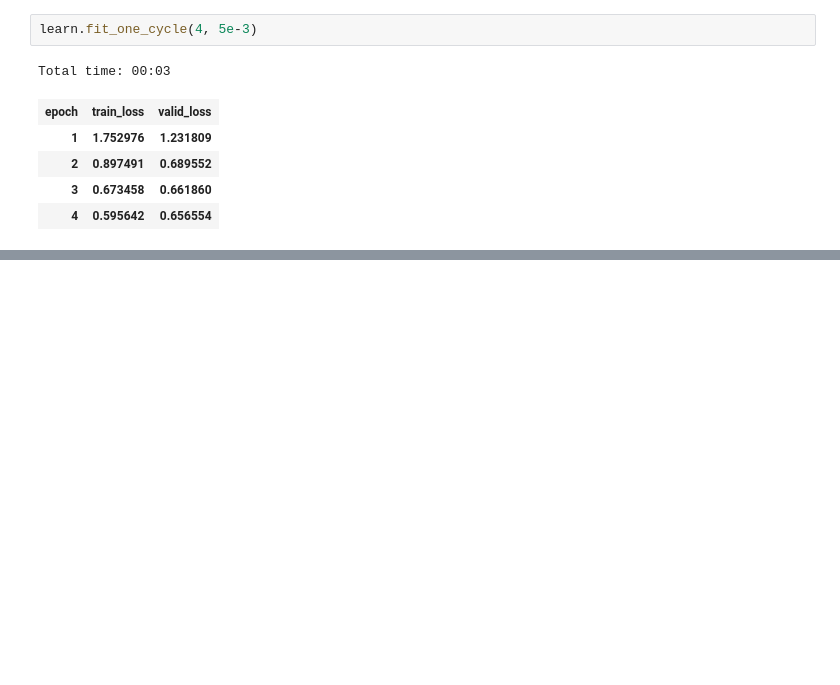
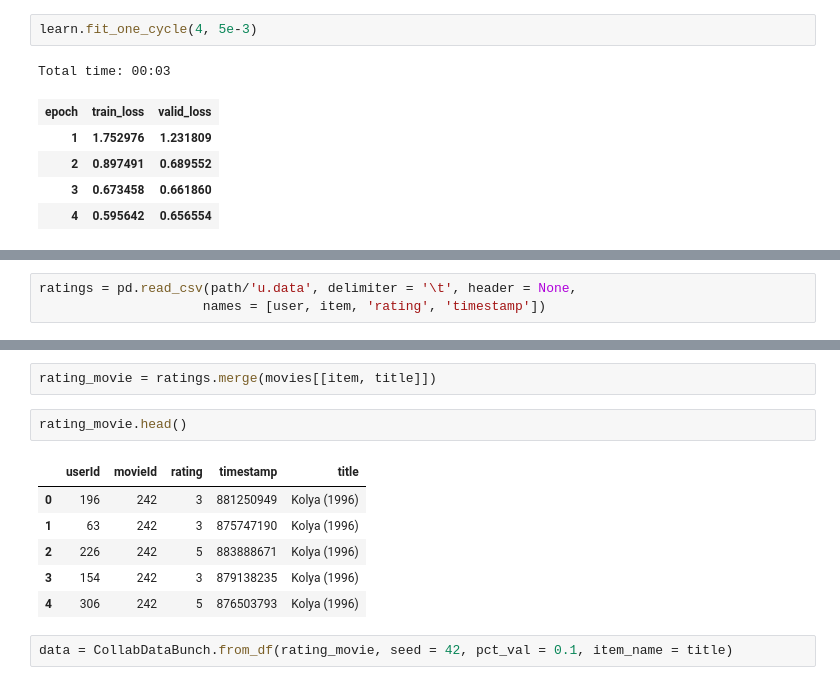
Before and after one commit to thelazyoxymoron/fastai-live-course, a Jupyter notebook: Lesson-4-collab-filtering-experiments.ipynb, the cells around one changed output, grey strips where cells are left out. Saved outputs shown, nothing was run; the diff lists cells and outputs as text; blank space fills up the shorter version.

```diff
--- a/Lesson-4-collab-filtering-experiments.ipynb
+++ b/Lesson-4-collab-filtering-experiments.ipynb
@@ -43,0 +95,3 @@ Total time: 00:03
+# %%
+ratings = pd.read_csv(path/'u.data', delimiter = '\t', header = None,
+                     names = [user, item, 'rating', 'timestamp'])
@@ -43,0 +128,13 @@ Total time: 00:03
+# %%
+rating_movie = ratings.merge(movies[[item, title]])
+# %%
+rating_movie.head()
+# %% [output]
+|  | userId | movieId | rating | timestamp | title |
+| 0 | 196 | 242 | 3 | 881250949 | Kolya (1996) |
+| 1 | 63 | 242 | 3 | 875747190 | Kolya (1996) |
+| 2 | 226 | 242 | 5 | 883888671 | Kolya (1996) |
+| 3 | 154 | 242 | 3 | 879138235 | Kolya (1996) |
+| 4 | 306 | 242 | 5 | 876503793 | Kolya (1996) |
+# %%
+data = CollabDataBunch.from_df(rating_movie, seed = 42, pct_val = 0.1, item_name = title)
```
Also changed, not shown: parts of 25 cells of this notebook.
